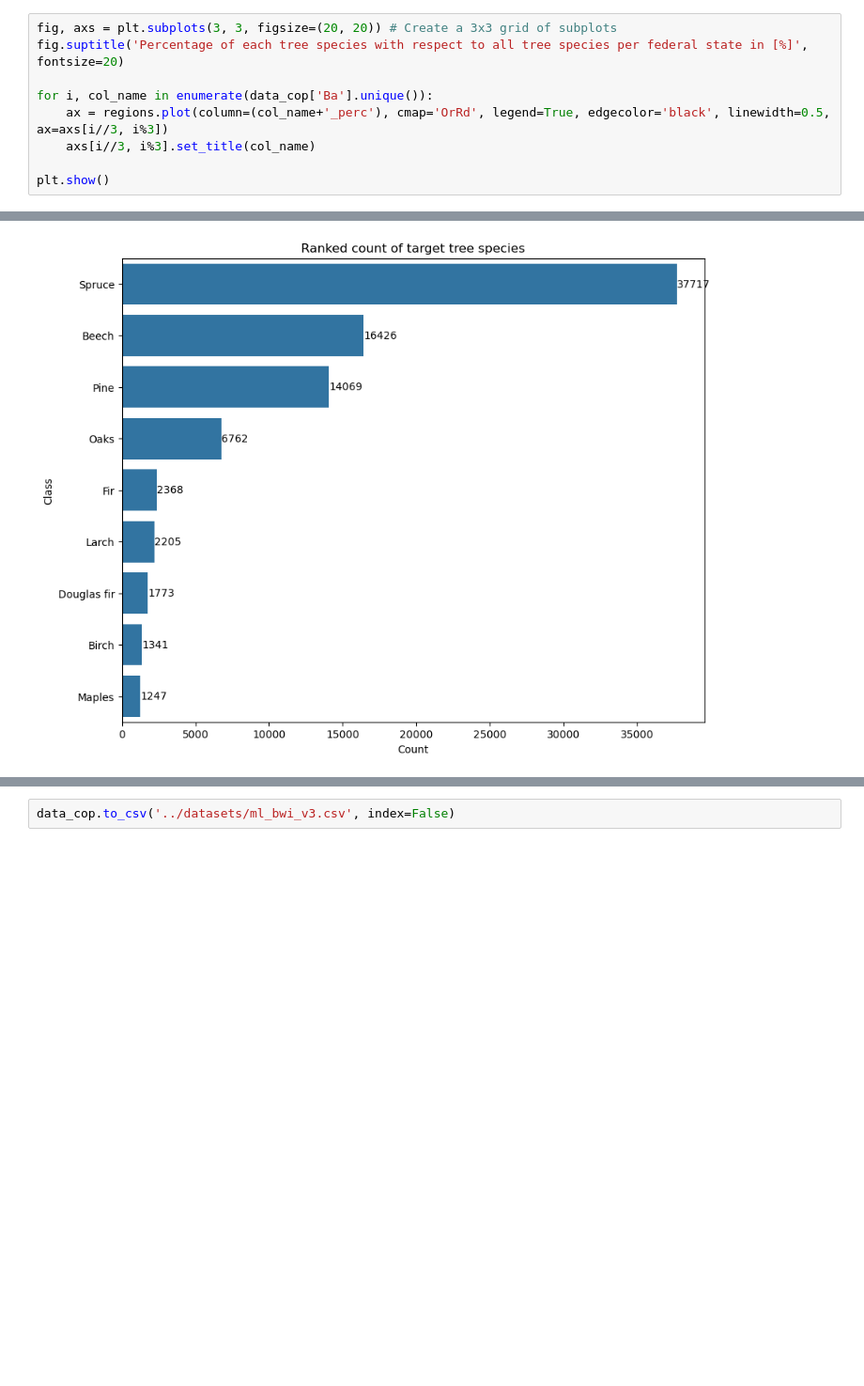
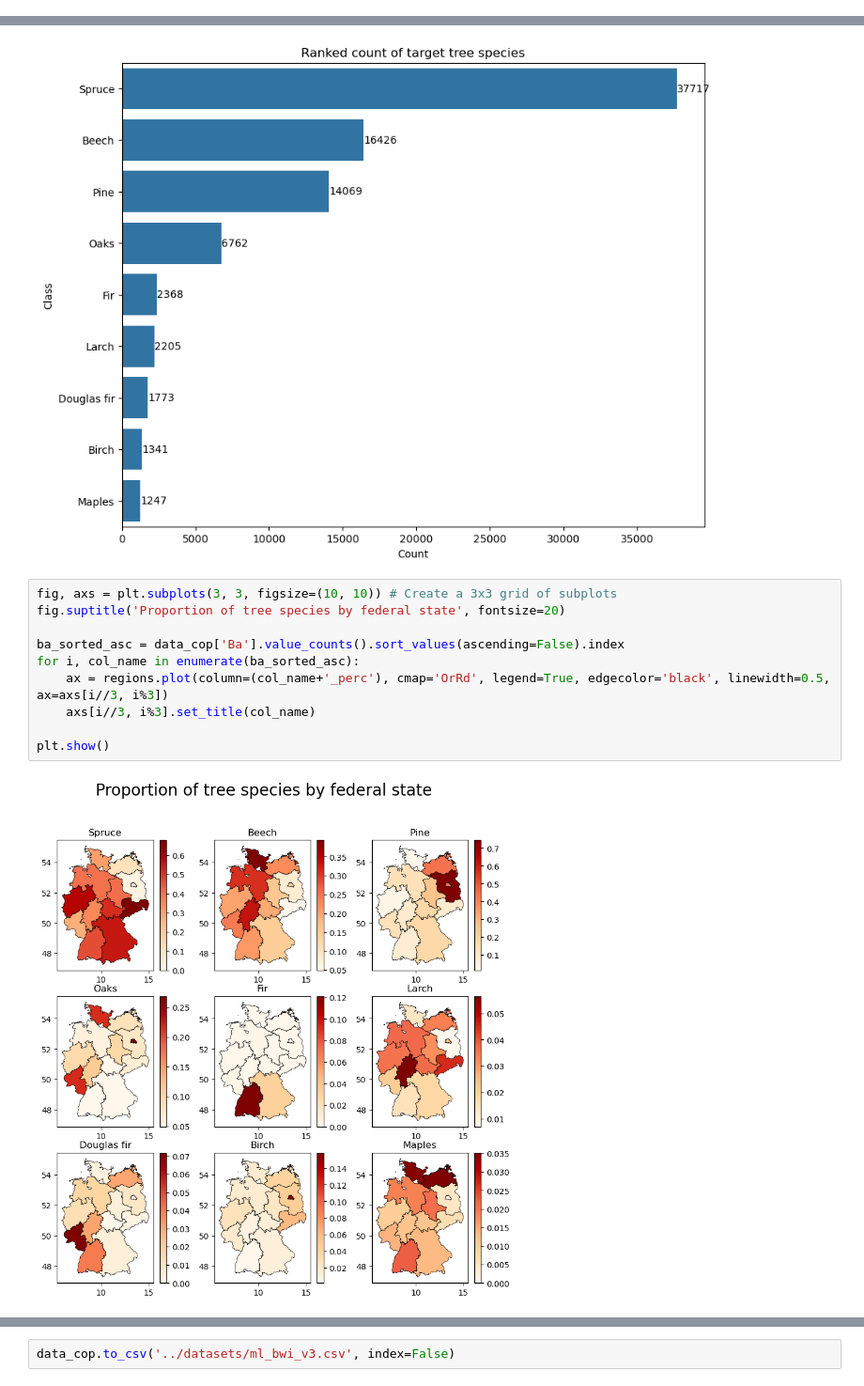
Before and after one commit to hansendav/UBS-ML-24, a Jupyter notebook: notebooks/m1v2_dataset_postprocessing.ipynb, the cells around one changed output, grey strips where cells are left out. Shown at 94% size. Cells and saved outputs as stored; diff of their text form; blank space fills up the shorter version.

```diff
--- a/notebooks/m1v2_dataset_postprocessing.ipynb
+++ b/notebooks/m1v2_dataset_postprocessing.ipynb
@@ -598,12 +606,3 @@ grouped_df
 # %%
 # merge region data with grouped_df
 regions = regions.join(grouped_df, on='name')
-# %%
-fig, axs = plt.subplots(3, 3, figsize=(20, 20)) # Create a 3x3 grid of subplots
-fig.suptitle('Percentage of each tree species with respect to all tree species per federal state in [%]', fontsize=20)
-
-for i, col_name in enumerate(data_cop['Ba'].unique()):
-    ax = regions.plot(column=(col_name+'_perc'), cmap='OrRd', legend=True, edgecolor='black', linewidth=0.5, ax=axs[i//3, i%3])
-    axs[i//3, i%3].set_title(col_name)
-
-plt.show()
@@ -625,3 +622,15 @@ for i in range(len(species_counts)):
 plt.show()
 # %% [output]
 [figure]
+# %%
+fig, axs = plt.subplots(3, 3, figsize=(10, 10)) # Create a 3x3 grid of subplots
+fig.suptitle('Proportion of tree species by federal state', fontsize=20)
+
+ba_sorted_asc = data_cop['Ba'].value_counts().sort_values(ascending=False).index
+for i, col_name in enumerate(ba_sorted_asc):
+    ax = regions.plot(column=(col_name+'_perc'), cmap='OrRd', legend=True, edgecolor='black', linewidth=0.5, ax=axs[i//3, i%3])
+    axs[i//3, i%3].set_title(col_name)
+
+plt.show()
+# %% [output]
+[figure, added]
```
Also changed, not shown: parts of 44 cells of this notebook, 2 other files.
